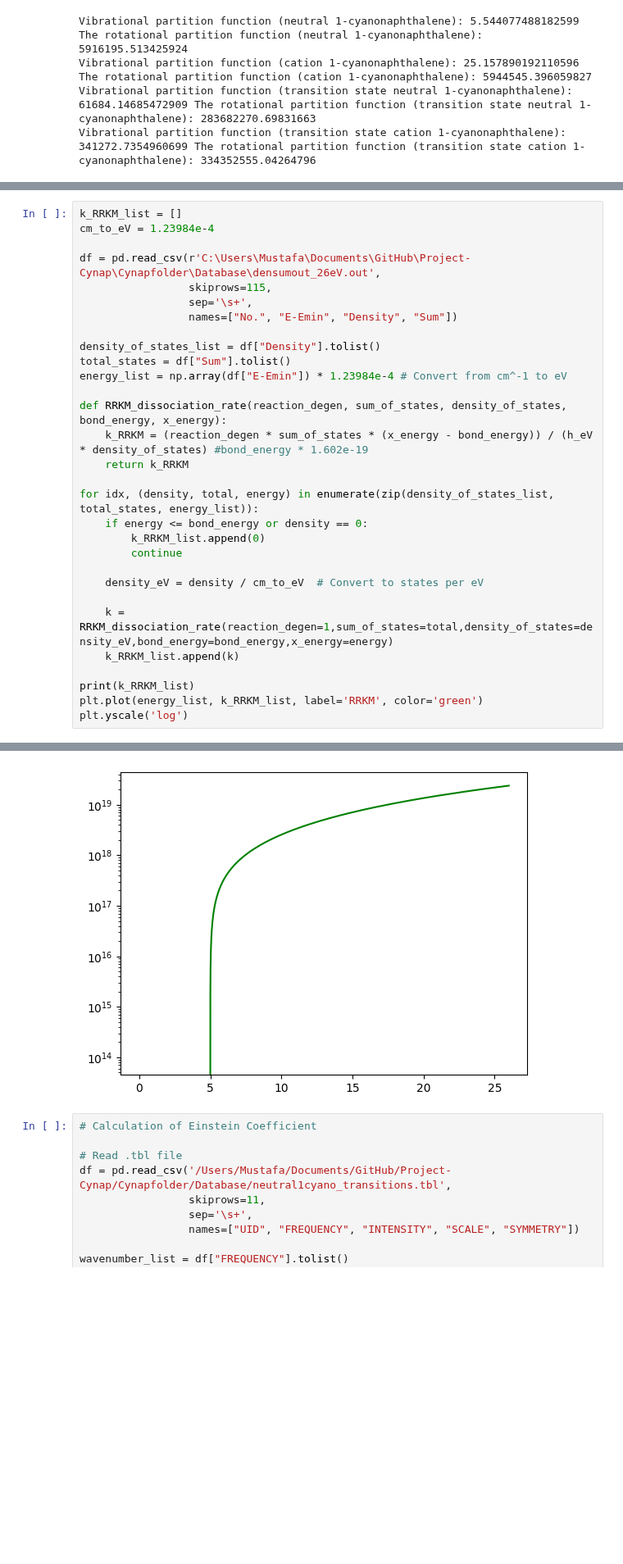
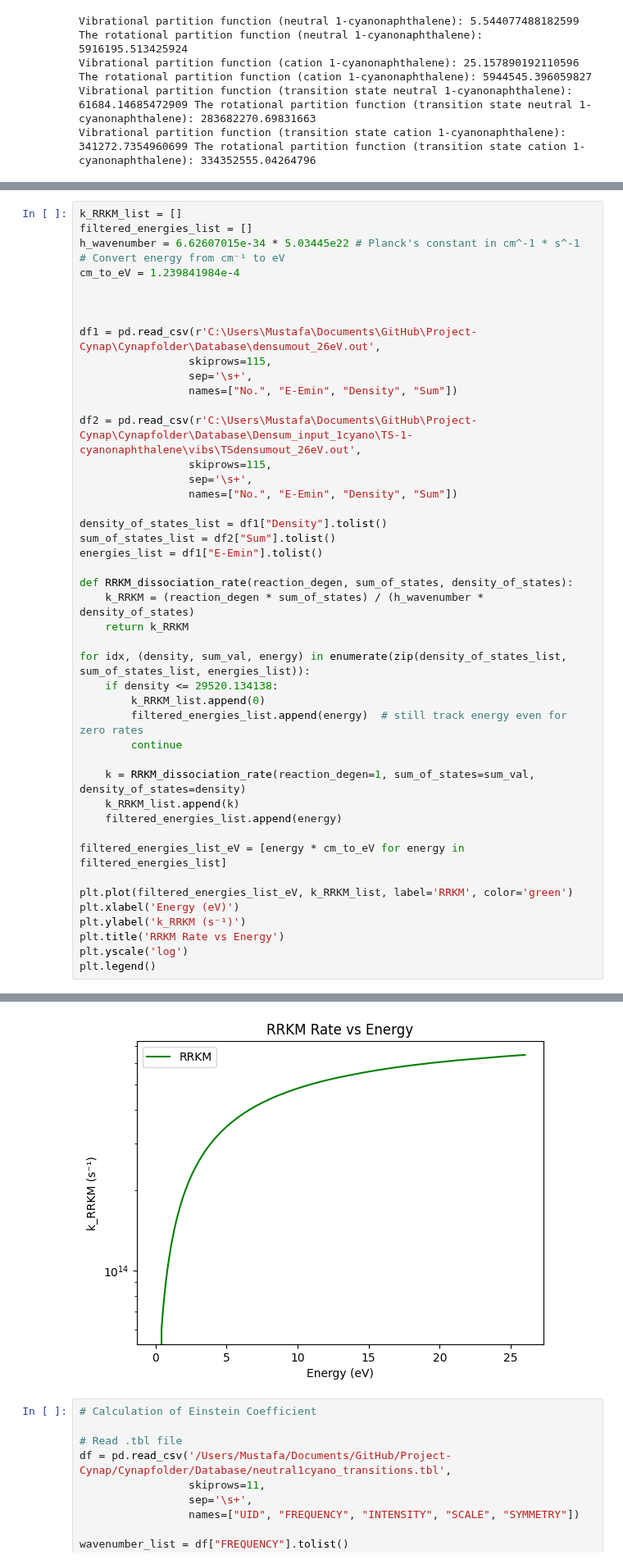
Before and after one commit to mustafa9812/Project-Cynap, a Jupyter notebook: Cynapfolder/calculations.ipynb, the cells around one changed output, grey strips where cells are left out. Shown at 82% size. Saved outputs shown, nothing was run; the diff lists cells and outputs as text; blank space fills up the shorter version.

```diff
--- a/Cynapfolder/calculations.ipynb
+++ b/Cynapfolder/calculations.ipynb
@@ -326,31 +329,46 @@ The entropy change is: 99.77995440629475 cal/mol K
 # %%
 k_RRKM_list = []
-cm_to_eV = 1.23984e-4
+filtered_energies_list = []
+h_wavenumber = 6.62607015e-34 * 5.03445e22 # Planck's constant in cm^-1 * s^-1
+# Convert energy from cm⁻¹ to eV
+cm_to_eV = 1.239841984e-4
 
-df = pd.read_csv(r'C:\Users\Mustafa\Documents\GitHub\Project-Cynap\Cynapfolder\Database\densumout_26eV.out',
+
+
+df1 = pd.read_csv(r'C:\Users\Mustafa\Documents\GitHub\Project-Cynap\Cynapfolder\Database\densumout_26eV.out',
                  skiprows=115,
                  sep='\s+',
                  names=["No.", "E-Emin", "Density", "Sum"])
 
-density_of_states_list = df["Density"].tolist()
-total_states = df["Sum"].tolist()
-energy_list = np.array(df["E-Emin"]) * 1.23984e-4 # Convert from cm^-1 to eV
+df2 = pd.read_csv(r'C:\Users\Mustafa\Documents\GitHub\Project-Cynap\Cynapfolder\Database\Densum_input_1cyano\TS-1-cyanonaphthalene\vibs\TSdensumout_26eV.out',
+                 skiprows=115,
+                 sep='\s+',
+                 names=["No.", "E-Emin", "Density", "Sum"])
 
-def RRKM_dissociation_rate(reaction_degen, sum_of_states, density_of_states, bond_energy, x_energy):
-    k_RRKM = (reaction_degen * sum_of_states * (x_energy - bond_energy)) / (h_eV * density_of_states) #bond_energy * 1.602e-19
+density_of_states_list = df1["Density"].tolist()
+sum_of_states_list = df2["Sum"].tolist()
+energies_list = df1["E-Emin"].tolist()
+
+def RRKM_dissociation_rate(reaction_degen, sum_of_states, density_of_states):
+    k_RRKM = (reaction_degen * sum_of_states) / (h_wavenumber * density_of_states)
     return k_RRKM
 
-for idx, (density, total, energy) in enumerate(zip(density_of_states_list, total_states, energy_list)):
-    if energy <= bond_energy or density == 0:
+for idx, (density, sum_val, energy) in enumerate(zip(density_of_states_list, sum_of_states_list, energies_list)):
+    if density <= 29520.134138:
         k_RRKM_list.append(0)
+        filtered_energies_list.append(energy)  # still track energy even for zero rates
         continue
 
-    density_eV = density / cm_to_eV  # Convert to states per eV
+    k = RRKM_dissociation_rate(reaction_degen=1, sum_of_states=sum_val, density_of_states=density)
+    k_RRKM_list.append(k)
+    filtered_energies_list.append(energy)
 
-    k = RRKM_dissociation_rate(reaction_degen=1,sum_of_states=total,density_of_states=density_eV,bond_energy=bond_energy,x_energy=energy)
-    k_RRKM_list.append(k)
+filtered_energies_list_eV = [energy * cm_to_eV for energy in filtered_energies_list]
 
-print(k_RRKM_list)
-plt.plot(energy_list, k_RRKM_list, label='RRKM', color='green')
+plt.plot(filtered_energies_list_eV, k_RRKM_list, label='RRKM', color='green')
+plt.xlabel('Energy (eV)')
+plt.ylabel('k_RRKM (s⁻¹)')
+plt.title('RRKM Rate vs Energy')
 plt.yscale('log')
+plt.legend()
 # %% [output]
@@ -358,4 +376,4 @@ plt.yscale('log')
-[figure, old version]
+[figure, new version]
 # %%
 # Calculation of Einstein Coefficient
 
```
Also changed, not shown: parts of 2 cells of this notebook, 7 other files.
